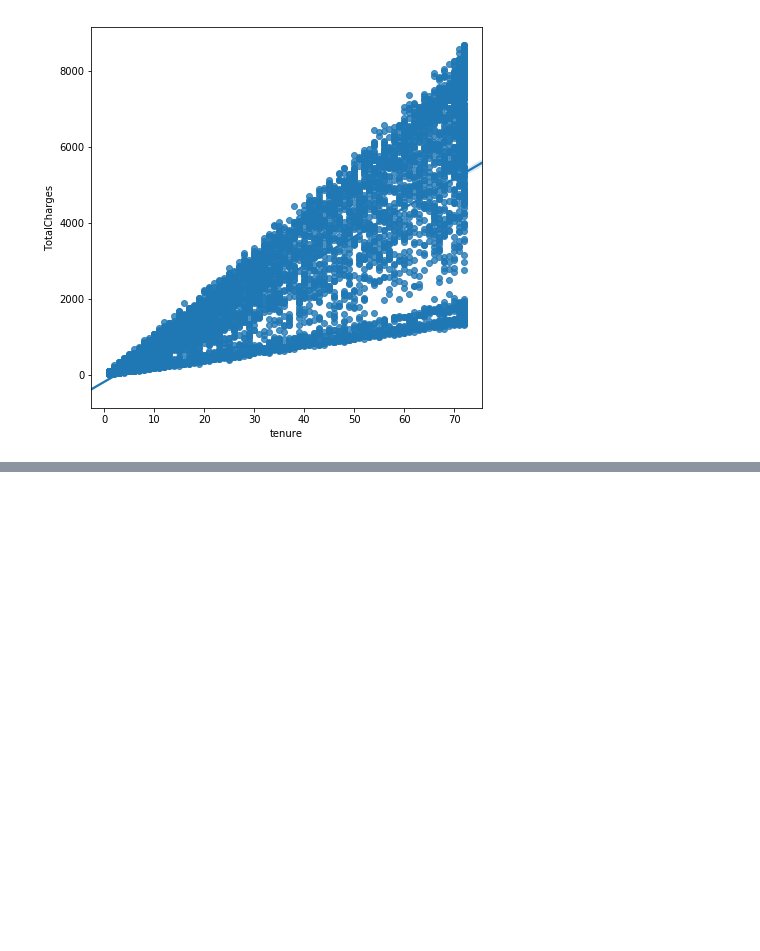
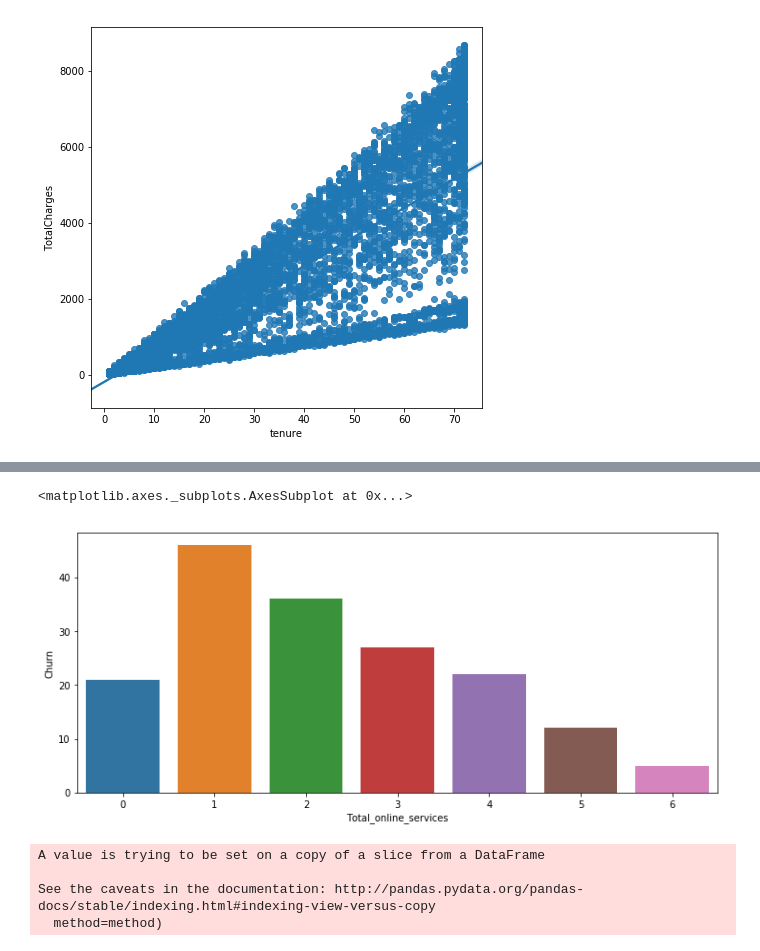
Before and after one commit to enriqueferrao/Telco_Customer_Churn, a Jupyter notebook: Telco_Customer_Churn.ipynb, the cells around one changed output, grey strips where cells are left out. Drawn from its saved outputs; the diff is of its cells as text; code cells hidden in the pictures; blank space fills up the shorter version.

```diff
--- a/Telco_Customer_Churn.ipynb
+++ b/Telco_Customer_Churn.ipynb
@@ -118,0 +134,6 @@ sns.regplot(x = 'tenure', y = 'TotalCharges', data = file_data)
+# %%
+plt.figure(figsize = (12,5))
+sns.barplot(x = 'Total_online_services', y = 'Churn', data = churn_count)
+# %% [output]
+<matplotlib.axes._subplots.AxesSubplot at 0x...>
+[figure, added]
@@ -118,0 +144,12 @@ sns.regplot(x = 'tenure', y = 'TotalCharges', data = file_data)
+# %%
+telecom_churn_services = file_data[['OnlineSecurity', 'DeviceProtection', 'StreamingMovies'
+                                       ,'TechSupport', 'StreamingTV', 'OnlineBackup', 'Churn']]
+telecom_churn_services.replace(to_replace='Yes', value=1, inplace=True)
+telecom_churn_services.replace(to_replace='No', value=0, inplace=True)
+telecom_churn_services = telecom_churn_services[telecom_churn_services.OnlineSecurity !='No internet service']
+agg = telecom_churn_services.groupby('Churn', as_index=False)[['OnlineSecurity', 'DeviceProtection', 'StreamingMovies', 'TechSupport', 'StreamingTV', 'OnlineBackup']].sum()
+# %% [output]
+A value is trying to be set on a copy of a slice from a DataFrame
+
+See the caveats in the documentation: http://pandas.pydata.org/pandas-docs/stable/indexing.html#indexing-view-versus-copy
+  method=method)
```
Also changed, not shown: parts of 16 cells of this notebook.
